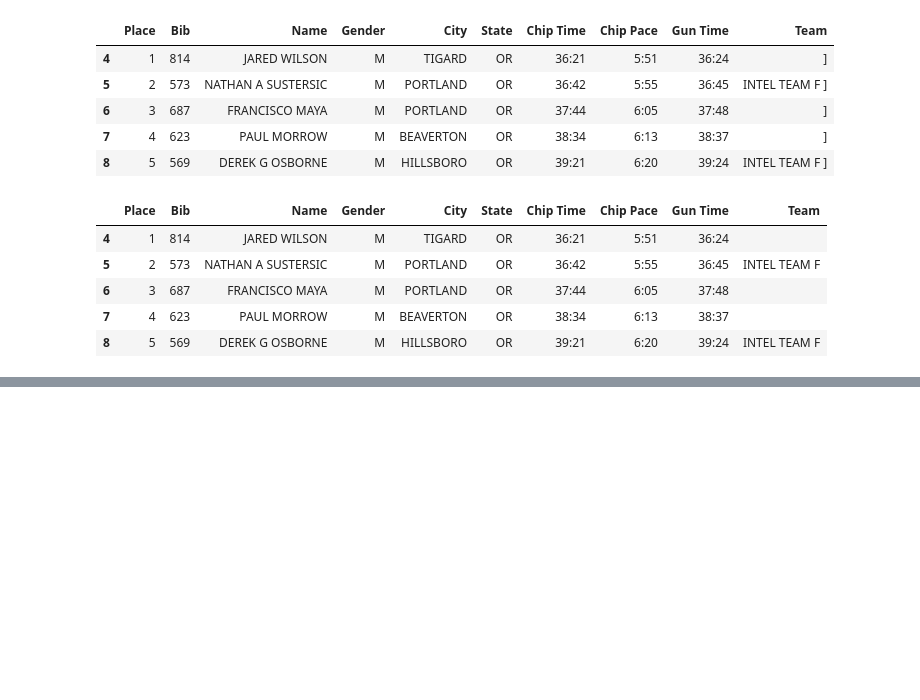
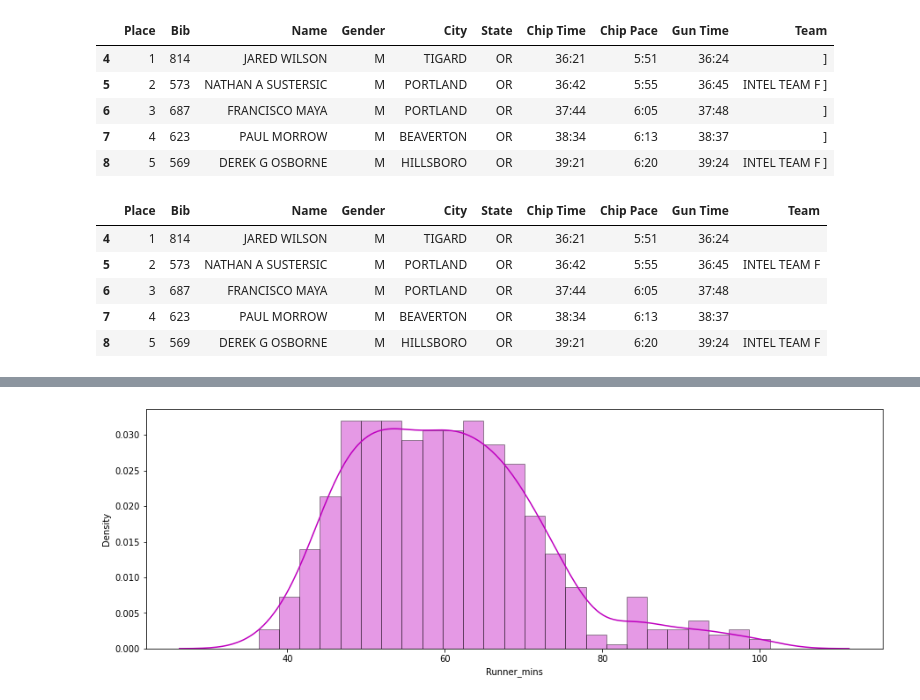
Before and after one commit to forbesmiyasato/dataeng-w21, a Jupyter notebook: DataEng - Data Gathering Lab Activity.ipynb, the cells around one changed output, grey strips where cells are left out. Cells and saved outputs as stored; diff of their text form; code cells hidden in the pictures; blank space fills up the shorter version.

```diff
--- a/DataEng - Data Gathering Lab Activity.ipynb
+++ b/DataEng - Data Gathering Lab Activity.ipynb
@@ -260,0 +281,6 @@ for i in time_list:
+# %%
+x = df7['Runner_mins']
+ax = sns.distplot(x, hist=True, kde=True, rug=False, color='m', bins=25, hist_kws={'edgecolor':'black'})
+plt.show()
+# %% [output]
+[figure, added]
```
Also changed, not shown: parts of 7 cells of this notebook.
